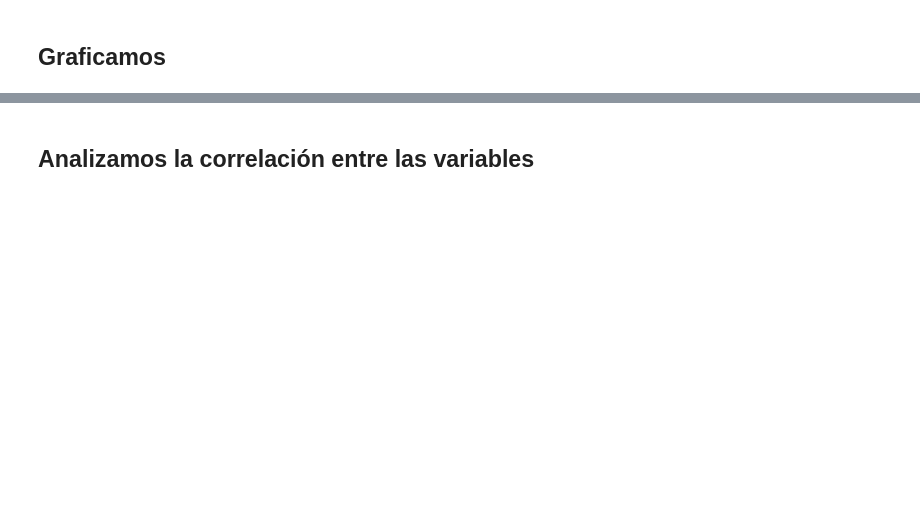
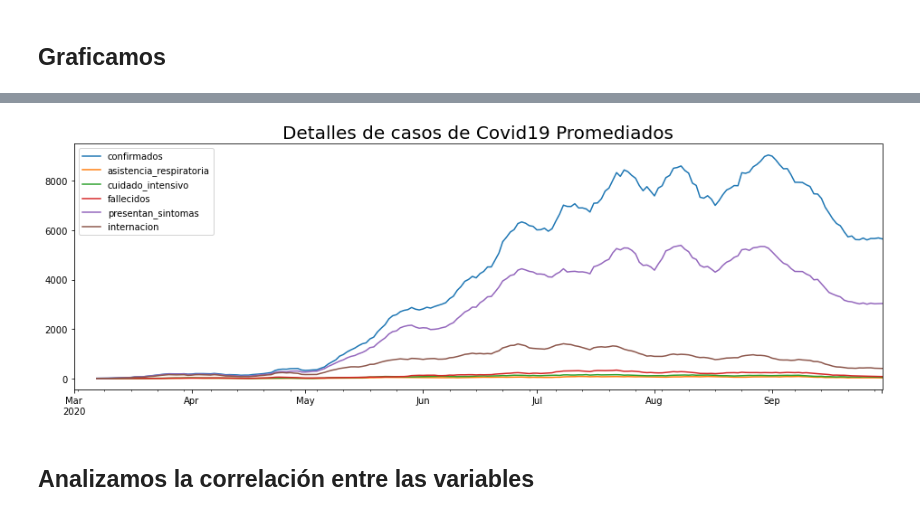
Before and after one commit to tomiambro/clusterai2020_grupo1, a Jupyter notebook: EDA_Proyecto_Final.ipynb, the cells around one changed output, grey strips where cells are left out. Cells and saved outputs as stored; diff of their text form; code cells hidden in the pictures; blank space fills up the shorter version.

```diff
--- a/EDA_Proyecto_Final.ipynb
+++ b/EDA_Proyecto_Final.ipynb
@@ -221,3 +240,14 @@ plt.show()
+# %%
+aux_df = df_pivot.rolling(7).sum()
+aux_df.plot(use_index=True,y=['confirmados','asistencia_respiratoria','cuidado_intensivo','fallecidos','presentan_sintomas','internacion'],
+              figsize=(16,5))
+
+plt.title('Detalles de casos de Covid19 Promediados', size = 20)
+
+plt.legend()
+plt.show()
+# %% [output]
+[figure, added]
 # %% [markdown]
 ## Analizamos la correlación entre las variables
 # %%
```
Also changed, not shown: parts of 18 cells of this notebook, 1 other file.
